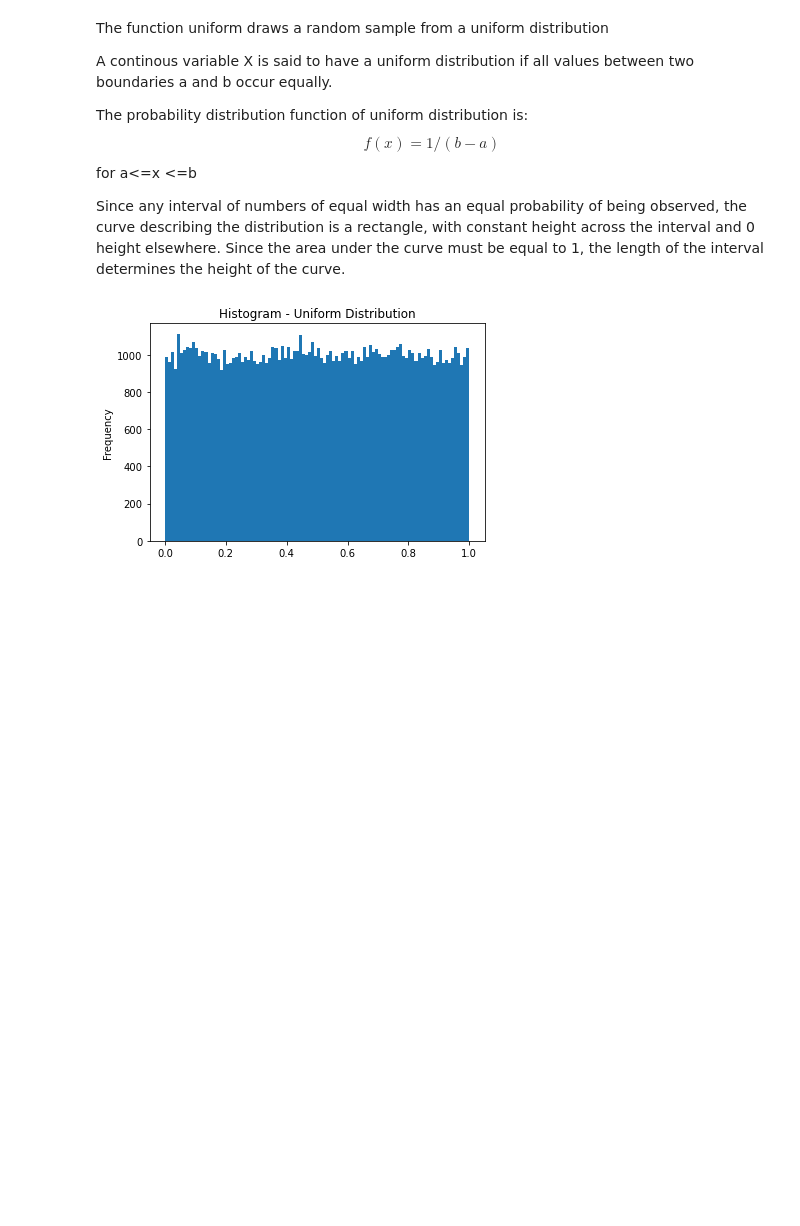
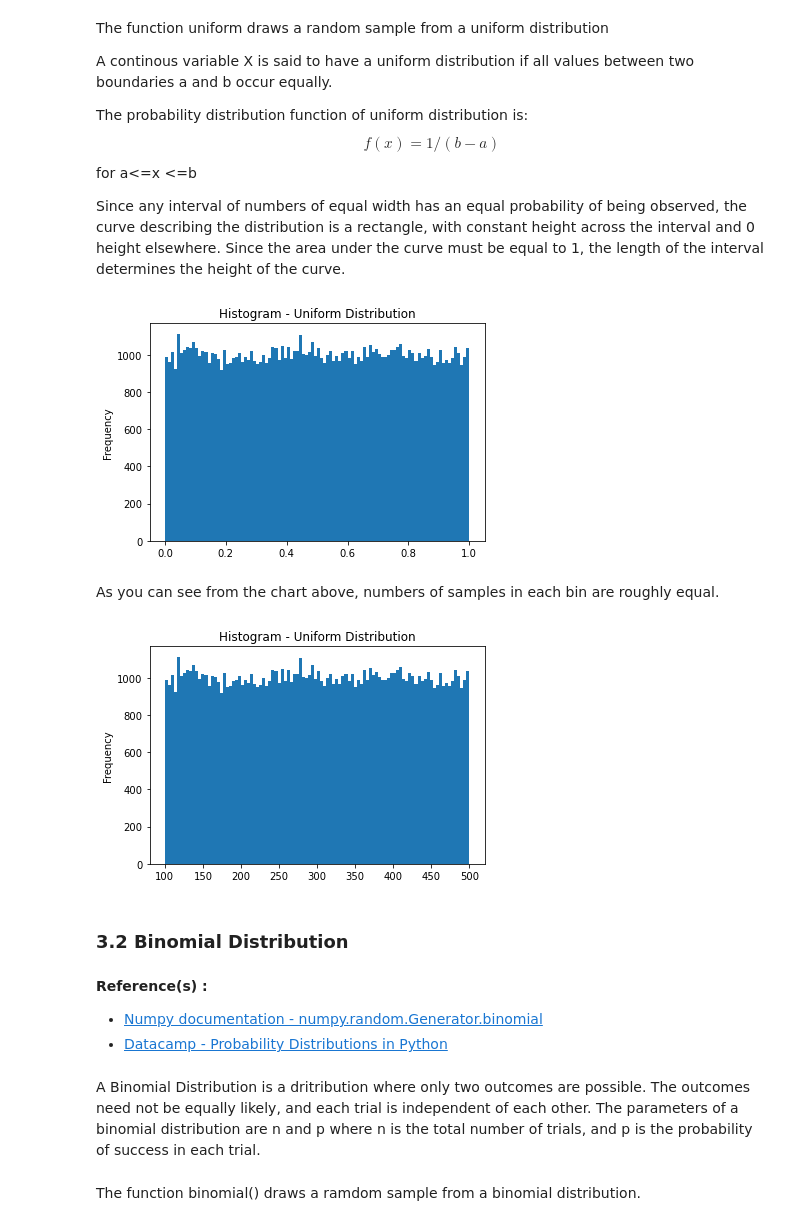
Before and after one commit to BYalini/numpy-random-assignment, a Jupyter notebook: numpy-random.ipynb, the cells around one changed output. Cells and saved outputs as stored; diff of their text form; code cells hidden in the pictures; blank space fills up the shorter version.

```diff
--- a/numpy-random.ipynb
+++ b/numpy-random.ipynb
@@ -454,3 +453,27 @@ plt.ylabel('Frequency')
 plt.show()
 # %% [output]
 [figure]
+# %% [markdown]
+As you can see from the chart above, numbers of samples in each bin are roughly equal.
+# %%
+#Example 2 : Uniform distribution between 100 and 500
+rng = np.random.default_rng(seed=0)
+sample_uniform_2 = rng.uniform(100, 500, size=100000)
+
+# plot a histogram
+plt.hist(sample_uniform_2, bins=100)
+plt.title('Histogram - Uniform Distribution')
+plt.ylabel('Frequency')
+plt.show()
+# %% [output]
+[figure, added]
+# %% [markdown]
+### 3.2 Binomial Distribution
+# %% [markdown]
+**Reference(s) :**
+* [Numpy documentation - numpy.random.Generator.binomial](https://numpy.org/doc/stable/reference/random/generated/numpy.random.Generator.binomial.html#numpy.random.Generator.binomial)
+* [Datacamp - Probability Distributions in Python](https://www.datacamp.com/community/tutorials/probability-distributions-python)
+# %% [markdown]
+A Binomial Distribution is a dritribution where only two outcomes are possible. The outcomes need not be equally likely, and each trial is independent of each other. The parameters of a binomial distribution are n and p where n is the total number of trials, and p is the probability of success in each trial.
+# %% [markdown]
+The function binomial() draws a ramdom sample from a binomial distribution.
```
Also changed, not shown: parts of 55 cells of this notebook.
